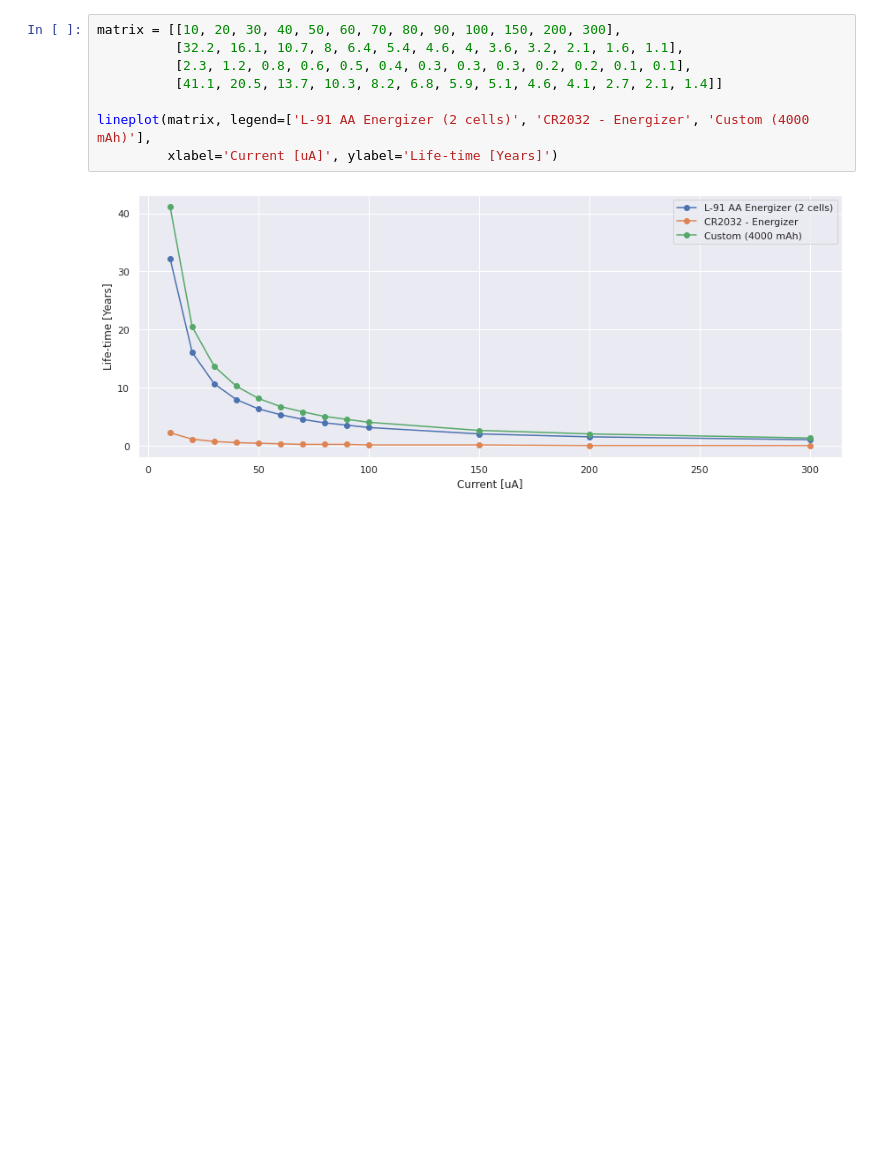
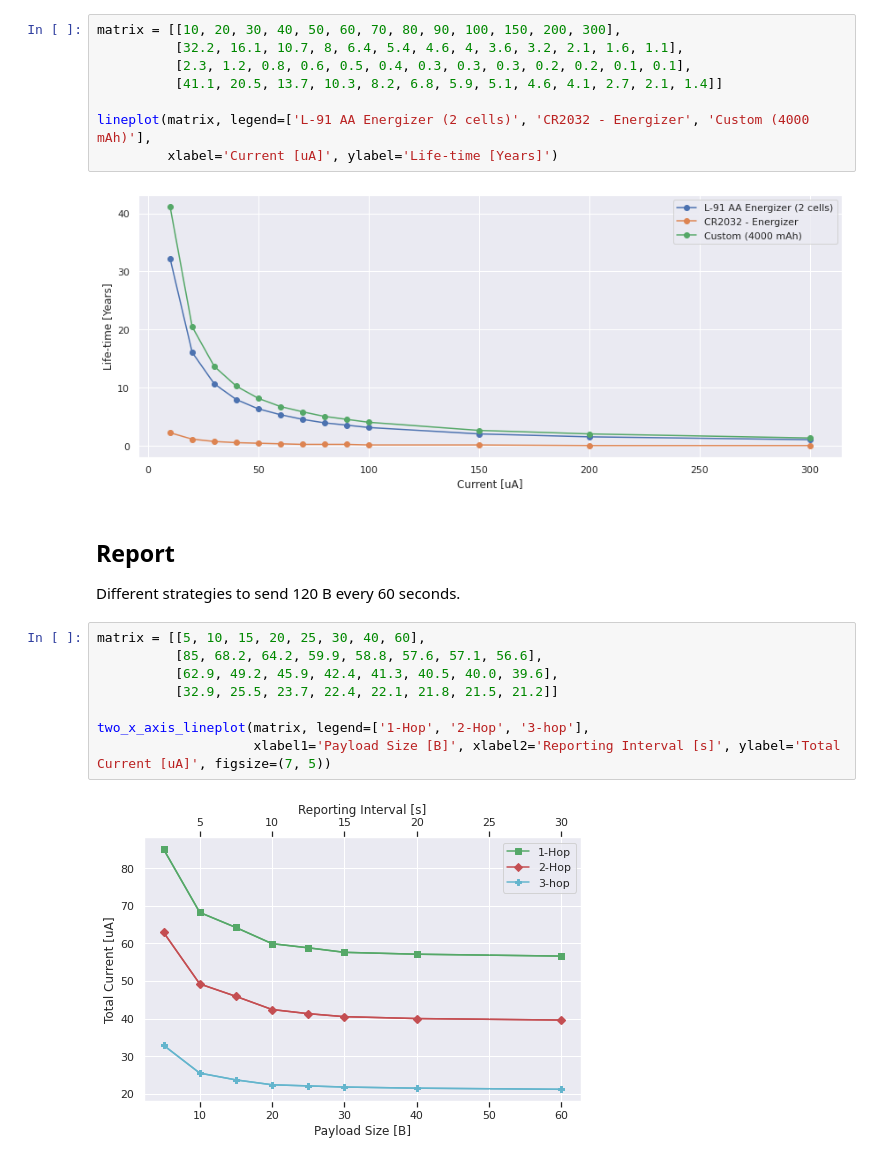
Before and after one commit to EdoardoGruppi/IoT_Assignment, a Jupyter notebook: _Additional_code/IoT_Assignment.ipynb, the cells around one changed output. Cells and saved outputs as stored; diff of their text form; blank space fills up the shorter version.

```diff
--- a/_Additional_code/IoT_Assignment.ipynb
+++ b/_Additional_code/IoT_Assignment.ipynb
@@ -307,3 +335,17 @@ lineplot(matrix, legend=['L-91 AA Energizer (2 cells)', 'CR2032 - Energizer', 'C
          xlabel='Current [uA]', ylabel='Life-time [Years]')
 # %% [output]
 [figure]
+# %% [markdown]
+## Report
+
+Different strategies to send 120 B every 60 seconds.
+# %%
+matrix = [[5, 10, 15, 20, 25, 30, 40, 60],
+          [85, 68.2, 64.2, 59.9, 58.8, 57.6, 57.1, 56.6],
+          [62.9, 49.2, 45.9, 42.4, 41.3, 40.5, 40.0, 39.6],
+          [32.9, 25.5, 23.7, 22.4, 22.1, 21.8, 21.5, 21.2]]
+
+two_x_axis_lineplot(matrix, legend=['1-Hop', '2-Hop', '3-hop'],
+                    xlabel1='Payload Size [B]', xlabel2='Reporting Interval [s]', ylabel='Total Current [uA]', figsize=(7, 5))
+# %% [output]
+[figure, added]
```
Also changed, not shown: parts of 6 cells of this notebook.
